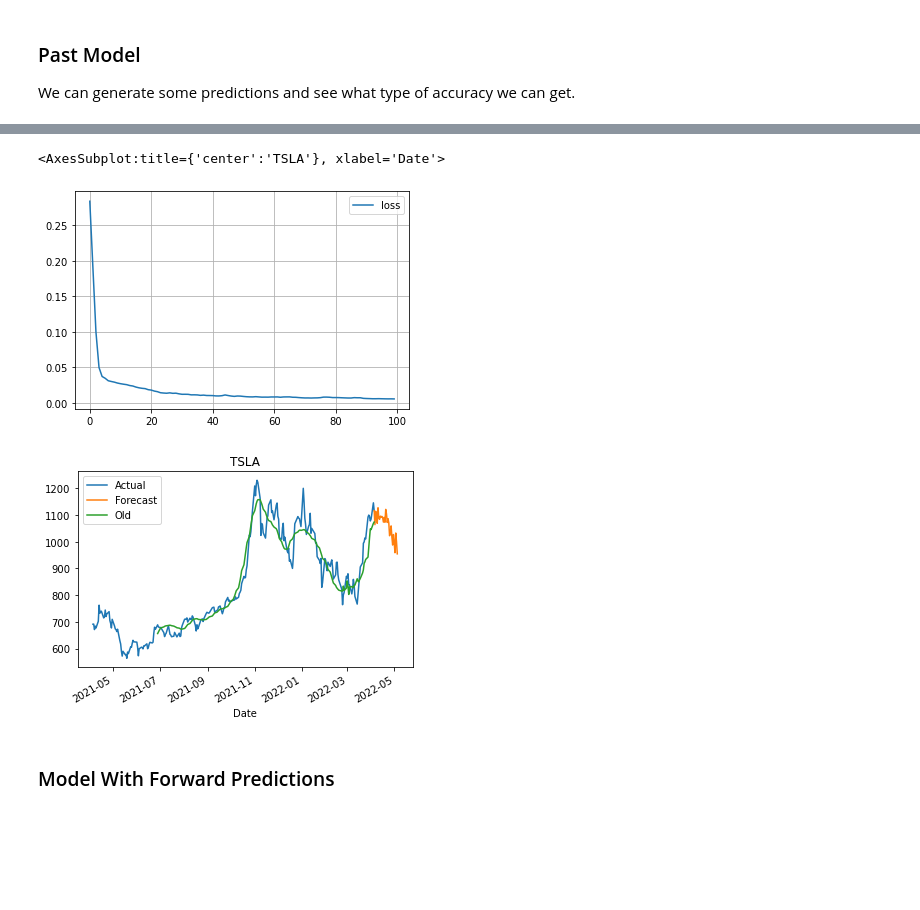
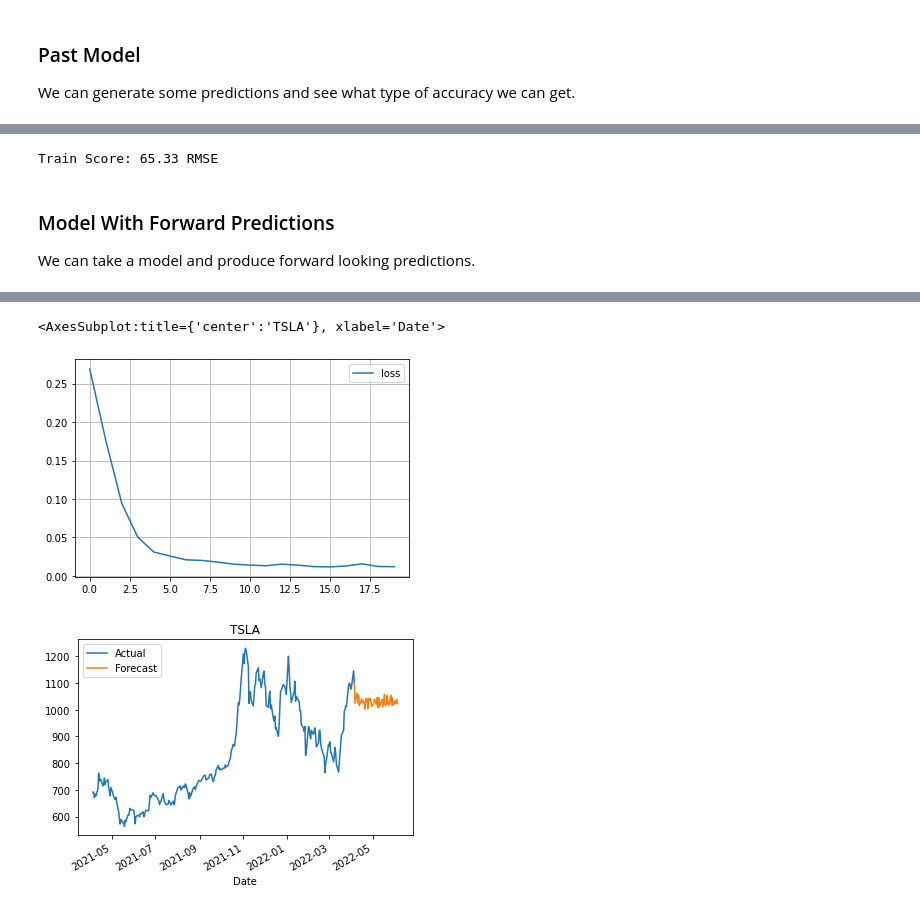
Before and after one commit to AkeemSemper/3950_Workbooks, a Jupyter notebook: lstm_2 copy.ipynb, the cells around one changed output, grey strips where cells are left out. Drawn from its saved outputs; the diff is of its cells as text; code cells hidden in the pictures; blank space fills up the shorter version.

```diff
--- a/lstm_2 copy.ipynb
+++ b/lstm_2 copy.ipynb
@@ -17,6 +19,12 @@ def plot_loss(history):
   #plt.plot(history.history['val_loss'], label='val_loss')
   plt.legend()
   plt.grid(True)
+# %%
+epochs = 20
+ticker = "TSLA"
+n_lookback = 60  # length of input sequences (lookback period)
+n_forecast = 60  # length of output sequences (forecast period)
+per = "1y"
 # %% [markdown]
 ## Recurrant Neural Networks
 
@@ -35,0 +105,10 @@ We can generate some predictions and see what type of accuracy we can get.
+# %%
+# fit the model
+model = Sequential()
+model.add(LSTM(units=50, return_sequences=True, input_shape=(n_lookback, 1)))
+model.add(LSTM(units=50))
+model.add(Dense(n_forecast))
+
+model.compile(loss='mean_squared_error', optimizer='adam')
+history = model.fit(X, Y, epochs=epochs, batch_size=32, verbose=1)
+tmp = model.predict(X)
@@ -36,10 +164,16 @@ We can generate some predictions and see what type of accuracy we can get.
+# %%
+df_tmp = df_past[~df_past["Old"].isna()]
+trainScore = math.sqrt(mean_squared_error(df_tmp["Actual"], df_tmp["Old"]))
+print('Train Score: %.2f RMSE' % (trainScore))
+# %% [output]
+Train Score: 65.33 RMSE
+# %% [markdown]
+### Model With Forward Predictions
+
+We can take a model and produce forward looking predictions.
 # %%
-ticker = "TSLA"
-n_lookback = 60  # length of input sequences (lookback period)
-n_forecast = 30  # length of output sequences (forecast period)
-
 # download the data
-df = yf.download(tickers=[ticker], period='1y')
+df = yf.download(tickers=[ticker], period=per)
 y = df['Close'].fillna(method='ffill')
 y = y.values.reshape(-1, 1)
 #print(y)
@@ -48,18 +182,28 @@ scaler = MinMaxScaler(feature_range=(0, 1))
 scaler = scaler.fit(y)
 y = scaler.transform(y)
 #print(y)
+# generate the input and output sequences
 
-# generate the input and output sequences
+
 X = []
 Y = []
 
-for i in range(n_lookback, len(y) - n_forecast + 1):
+#for i in range(n_lookback, len(y) - n_forecast + 1):
+#for i in range(n_lookback, len(y)):
+#    X.append(y[i - n_lookback: i])
+#    Y.append(y[i: i + n_forecast])
+
+#for i in range(n_lookback, len(y) - n_forecast + 1):
+for i in range(n_lookback, len(y)):
     X.append(y[i - n_lookback: i])
-    Y.append(y[i: i + n_forecast])
+    y_tmp = y[i: i + n_forecast]
+    Y.append(y_tmp[0][0])
 
+#print(X)
+#print(Y)
 X = np.array(X)
 Y = np.array(Y)
-#print(X.shape, Y.shape)
+print(X.shape, Y.shape)
 
 # fit the model
 model = Sequential()
@@ -68,17 +212,8 @@ model.add(LSTM(units=50))
 model.add(Dense(n_forecast))
 
 model.compile(loss='mean_squared_error', optimizer='adam')
-history = model.fit(X, Y, epochs=100, batch_size=32, verbose=1)
-tmp = model.predict(X)
-#print(tmp)
-#print(tmp.shape)
-old_preds = []
-for i in range(len(tmp)):
-    old_preds.append(tmp[i][0])
-for i in range(len(tmp[-1])):
-    old_preds.append(tmp[-1][i])
-#old_preds = np.array(old_preds)
-#print(old_preds.shape)
+history = model.fit(X, Y, epochs=epochs, batch_size=32, verbose=1)
+
 # generate the forecasts
 X_ = y[- n_lookback:]  # last available input sequence
 X_ = X_.reshape(1, n_lookback, 1)
@@ -88,14 +223,10 @@ Y_ = scaler.inverse_transform(Y_)
 
 # organize the results in a data frame
 df_past = df[['Close']].reset_index()
-#print(len(df_past))
 df_past.rename(columns={'index': 'Date', 'Close': 'Actual'}, inplace=True)
 df_past['Date'] = pd.to_datetime(df_past['Date'])
 df_past['Forecast'] = np.nan
 df_past['Forecast'].iloc[-1] = df_past['Actual'].iloc[-1]
-df_past['Old'] = np.nan
-for i in range(len(old_preds)):
-    df_past["Old"].iloc[i+n_lookback-1] = scaler.inverse_transform(np.array(old_preds[i]).reshape(1,-1))
 
 df_future = pd.DataFrame(columns=['Date', 'Actual', 'Forecast'])
 df_future['Date'] = pd.date_range(start=df_past['Date'].iloc[-1] + pd.Timedelta(days=1), periods=n_forecast)
@@ -128,5 +259,3 @@ Epoch 100/100
 <AxesSubplot:title={'center':'TSLA'}, xlabel='Date'>
-[figure, old version]
+[figure, new version]
-[figure, old version]
+[figure, new version]
-# %% [markdown]
-### Model With Forward Predictions
```
Also changed, not shown: parts of 15 cells of this notebook, 2 other files.
